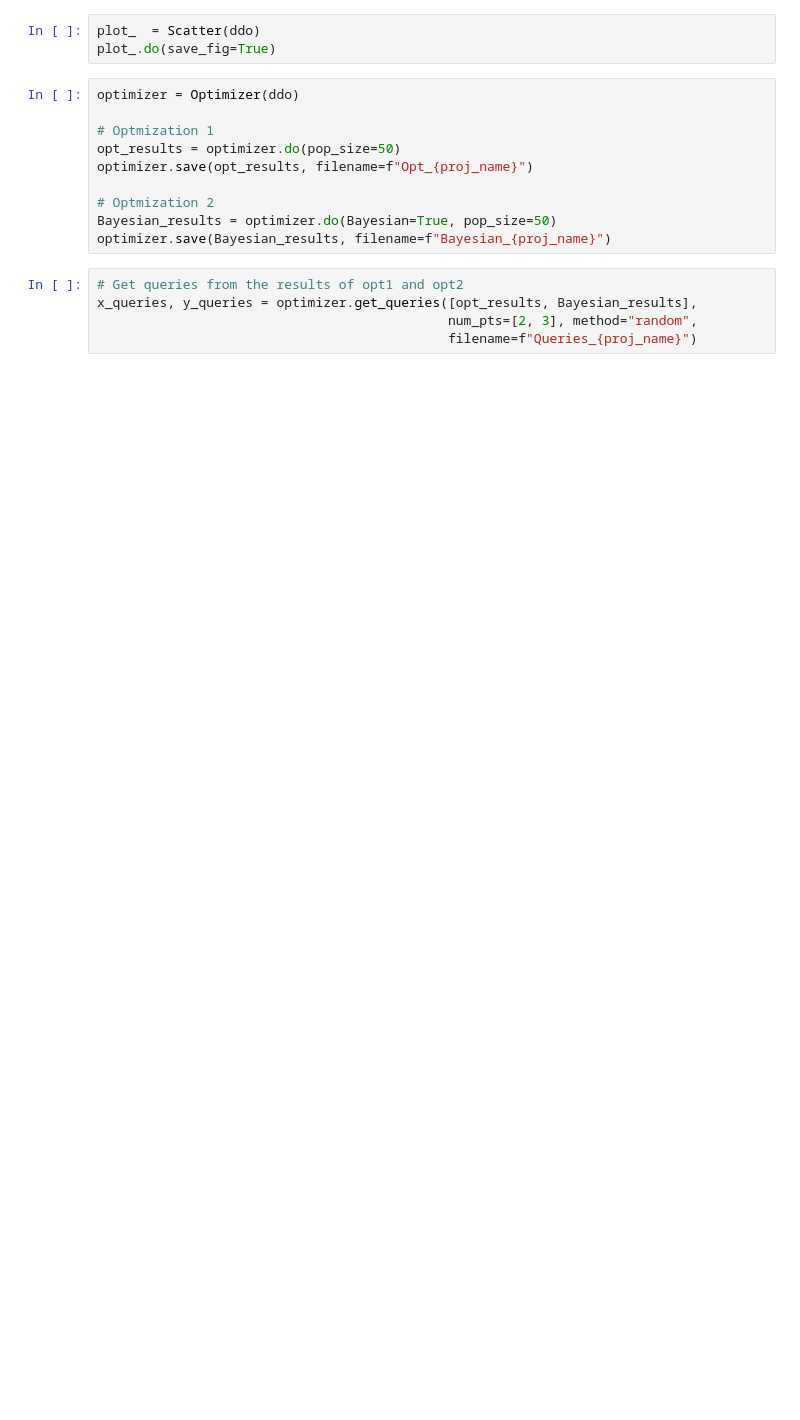
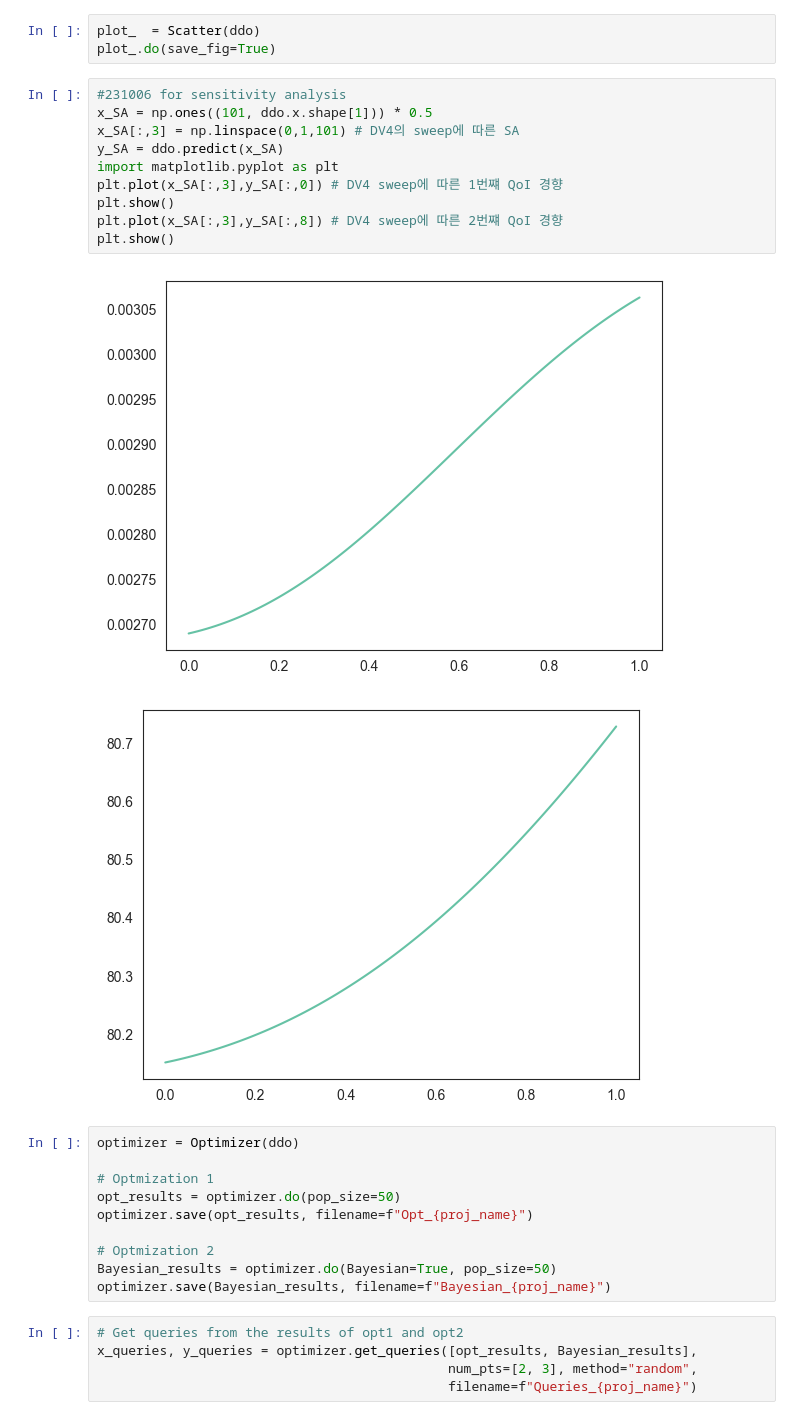
Before and after one commit to sunwoong-yang/NGV_Project, a Jupyter notebook: main_test.ipynb, the cells around one changed output. Drawn from its saved outputs; the diff is of its cells as text; blank space fills up the shorter version.

```diff
--- a/main_test.ipynb
+++ b/main_test.ipynb
@@ -42,6 +43,19 @@ Increase the number of iterations (max_iter) or scale the data as shown in:
 # %%
 plot_  = Scatter(ddo)
 plot_.do(save_fig=True)
+# %%
+#231006 for sensitivity analysis
+x_SA = np.ones((101, ddo.x.shape[1])) * 0.5
+x_SA[:,3] = np.linspace(0,1,101) # DV4의 sweep에 따른 SA
+y_SA = ddo.predict(x_SA)
+import matplotlib.pyplot as plt
+plt.plot(x_SA[:,3],y_SA[:,0]) # DV4 sweep에 따른 1번쨰 QoI 경향
+plt.show()
+plt.plot(x_SA[:,3],y_SA[:,8]) # DV4 sweep에 따른 2번쨰 QoI 경향
+plt.show()
+# %% [output]
+[figure, added]
+[figure, added]
 # %%
 optimizer = Optimizer(ddo)
 
```
Also changed, not shown: parts of 5 cells of this notebook, 13 other files.
